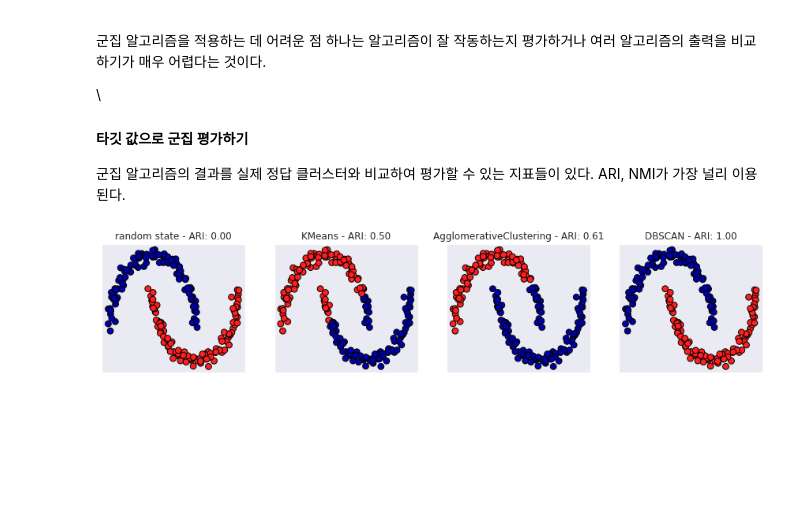
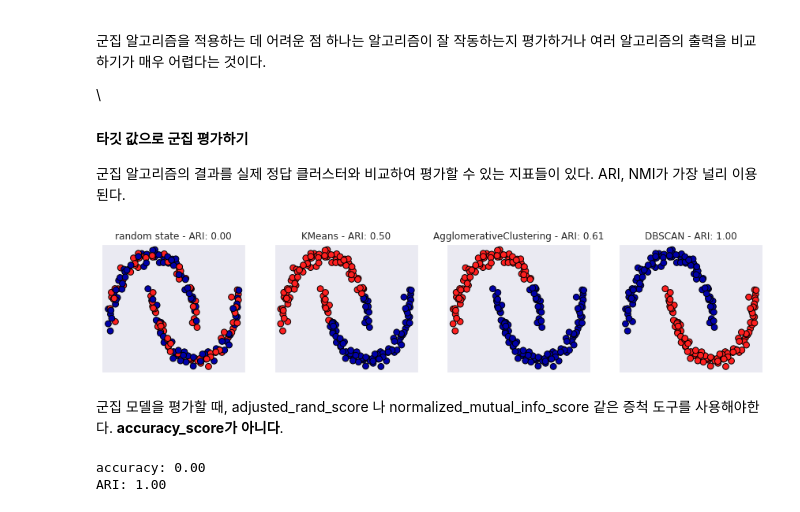
Before and after one commit to 201ssc/python_test1, a Jupyter notebook: 3_5_2_병합_군집.ipynb, the cells around one changed output. Drawn from its saved outputs; the diff is of its cells as text; code cells hidden in the pictures; blank space fills up the shorter version.

```diff
--- a/3_5_2_병합_군집.ipynb
+++ b/3_5_2_병합_군집.ipynb
@@ -230,31 +230,46 @@ Text(0, 0.5, 'feature 1')
 # %%
 # ARI를 이용해 k-평군, 병합군집, DBSCAM 알고리즘을 비교한다
 from sklearn.cluster import KMeans
 from sklearn.metrics.cluster import adjusted_rand_score
 X, y = make_moons(n_samples=200, noise=0.05, random_state=0)
 
 # 평균이 0, 분산이 1이 되도록 테이터의 스케일을 조정한다.
 scaler = StandardScaler()
 scaler.fit(X)
 X_scaled = scaler.transform(X)
 
 fig, axes = plt.subplots(1,4, figsize=(15,3), subplot_kw={'xticks': (), 'yticks': ()})
 
 # 사용할 알고리즘 모델을 리스트로 만든다.
 algorithms = [KMeans(n_clusters=2), AgglomerativeClustering(n_clusters=2), DBSCAN()]
 
 # 비교를 위해 무작위로 클러스터 할당한다.
 random_state = np.random.RandomState(seed=0)
 random_clusters = random_state.randint(low=0, high=2, size=len(X))
 
 # 무작위 할당한 클러스터를 그린다.
-axes[0].scatter(X_scaled[:, 0], X_scaled[:, 1], c=clusters, cmap=mglearn.cm2, s=60, edgecolors='black')
+axes[0].scatter(X_scaled[:, 0], X_scaled[:, 1], c=random_clusters, cmap=mglearn.cm2, s=60, edgecolors='black')
 axes[0].set_title("random state - ARI: {:.2f}".format(adjusted_rand_score(y, random_clusters)))
 
 for ax, algorithm in zip(axes[1:], algorithms):
   # 클러스터 할당과 클러스터 중심을 그린다.
   clusters= algorithm.fit_predict(X_scaled)
   ax.scatter(X_scaled[:, 0], X_scaled[:, 1], c=clusters, cmap=mglearn.cm2, s=60, edgecolors='black')
   ax.set_title("{} - ARI: {:.2f}".format(algorithm.__class__.__name__, adjusted_rand_score(y, clusters)))
 # %% [output]
-[figure, old version]
+[figure, new version]
+# %% [markdown]
+군집 모델을 평가할 때, adjusted_rand_score 나  normalized_mutual_info_score 같은 증척 도구를 사용해야한다. **accuracy_score가** **아니다**.
+# %%
+from sklearn.metrics import accuracy_score
+
+# 포인트가 클러스터로 나뉜 두 가지 경우
+clusters1 = [0, 0, 1, 1, 0]
+clusters2 = [1, 1, 0, 0, 1]
+# 모든 레이블이 달라졌으므로 정확도는 0이다
+print('accuracy: {:.2f}'.format(accuracy_score(clusters1, clusters2)))
+# 같은 포인트가 클러스터에 모였으므로 ARI는 1이다.
+print('ARI: {:.2f}'.format(adjusted_rand_score(clusters1, clusters2)))
+# %% [output]
+accuracy: 0.00
+ARI: 1.00
```
Also changed, not shown: parts of 16 cells of this notebook.
